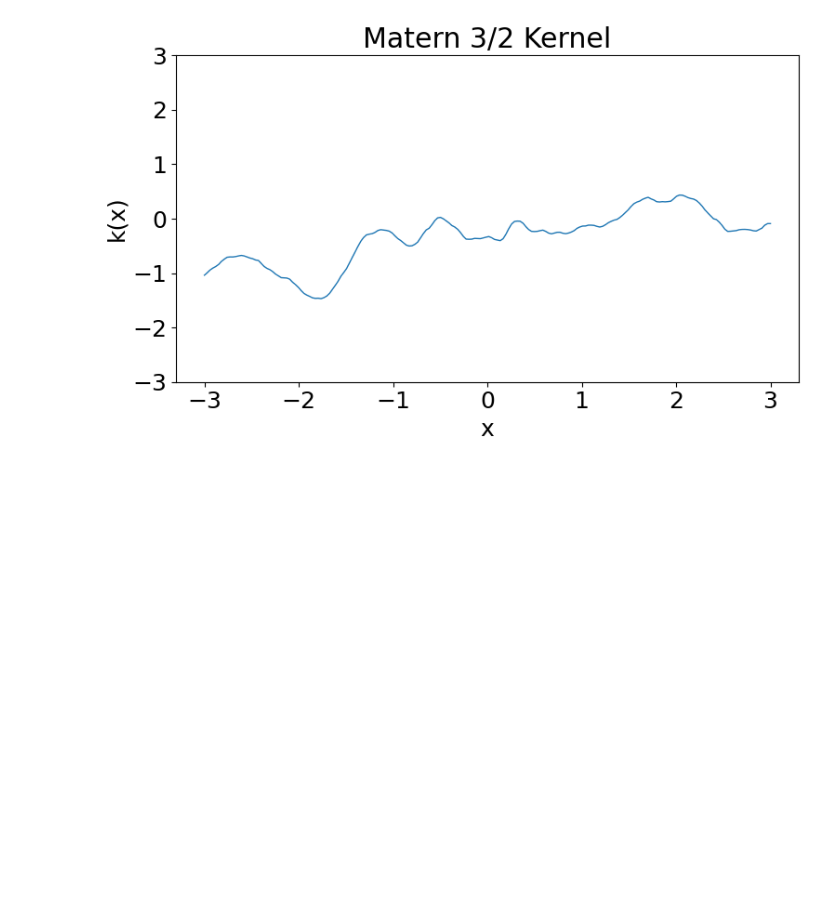
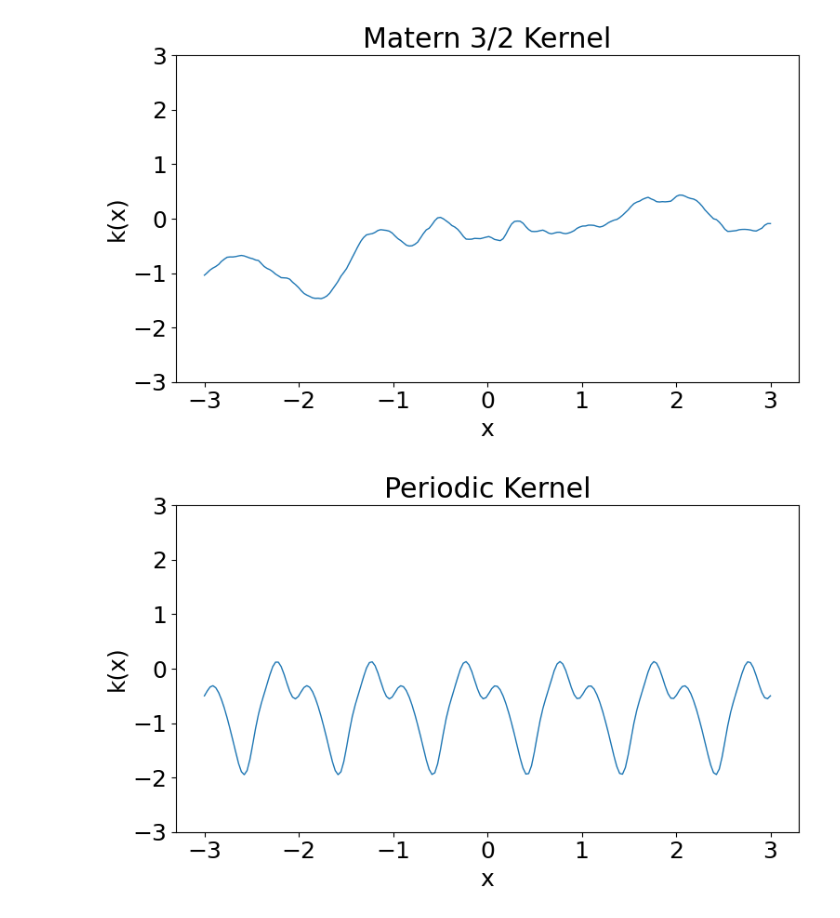
Before and after one commit to ShunYCheung/ShunYCheung.github.io, a Jupyter notebook: _posts/kernel_examples.ipynb, the cells around one changed output. Saved outputs shown, nothing was run; the diff lists cells and outputs as text; code cells hidden in the pictures; blank space fills up the shorter version.

Commit message:
add periodic kernel draws

```diff
--- a/_posts/kernel_examples.ipynb
+++ b/_posts/kernel_examples.ipynb
@@ -79,3 +79,37 @@ writer = animation.PillowWriter(fps=1.5,
 ani.save('matern_3_2_kernel_example.gif', writer=writer)
 # %% [output]
 [figure]
+# %%
+# Kernel hyperparameters
+sigma = 1.0
+ell = 1
+p=1
+
+# Distances
+r = np.linspace(0, 1, 200)
+x = np.linspace(-3, 3, 200)
+# Matern 3/2 kernel
+
+X1, X2 = np.meshgrid(x, x)
+K = sigma**2 * np.exp(-2*np.sin(np.pi*np.abs((X1-X2))/p)**2/ell)
+
+fig= plt.figure(figsize=(8,5))
+
+def animate(i):
+
+    plt.cla()
+    # Sample from GP
+    y = np.random.multivariate_normal(mean=np.zeros_like(x), cov=K, size=1)
+    plt.plot(x, y.T, linewidth=1)
+    plt.title("Periodic Kernel")
+    plt.xlabel("x")
+    plt.ylabel("k(x)")
+    plt.ylim(-3, 3)
+    plt.tight_layout()
+ani = animation.FuncAnimation(fig, animate, repeat=True, frames=10, interval=1000)
+writer = animation.PillowWriter(fps=1.5,
+                                metadata=dict(artist='Me'),
+                                bitrate=1800)
+ani.save('periodic_kernel_example.gif', writer=writer)
+# %% [output]
+[figure, added]
```
Also changed, not shown: 2 other files.
